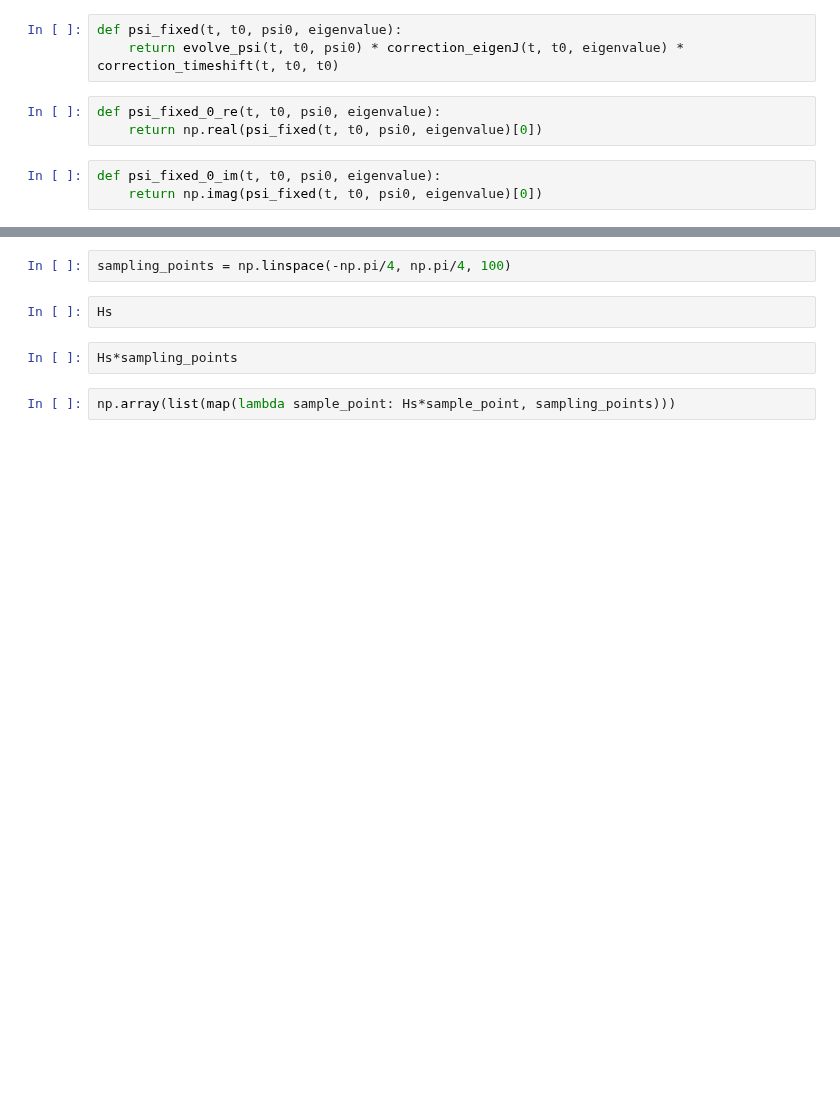
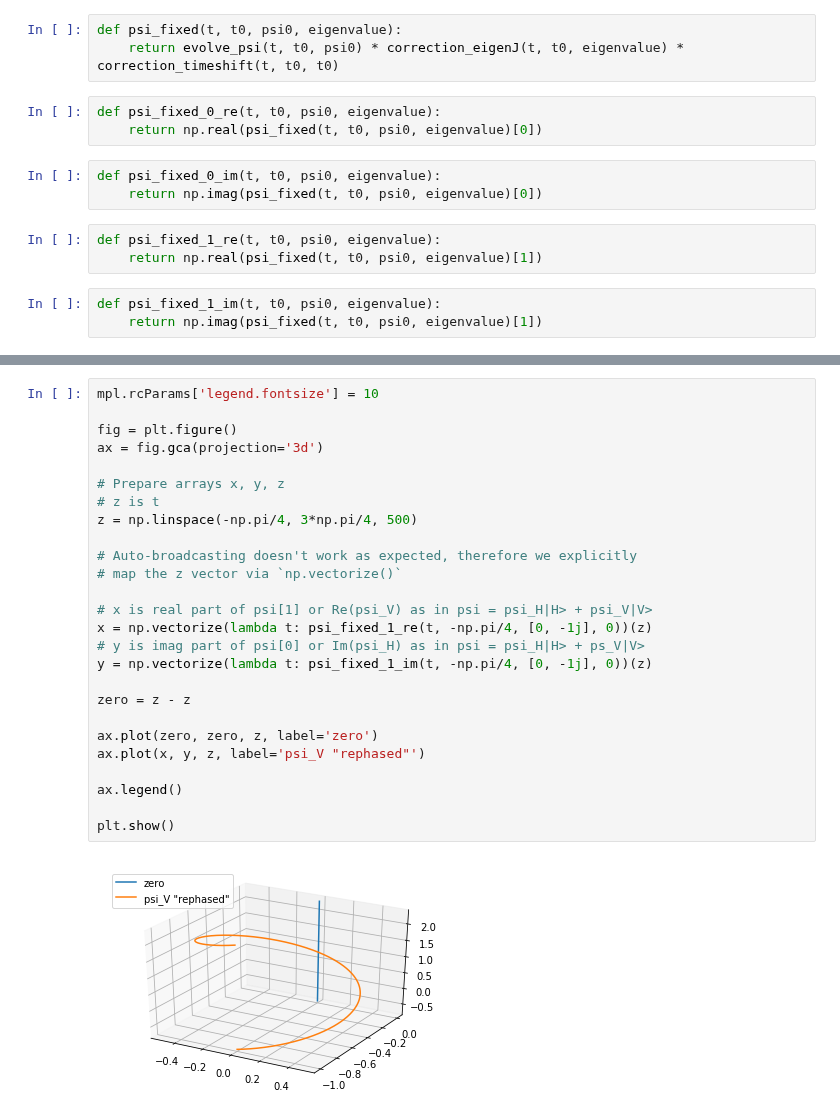
Before and after one commit to gderosa/timeq, a Jupyter notebook: comp/jupyter/moreva-vs-qm.ipynb, the cells around one changed output, grey strips where cells are left out. Cells and saved outputs as stored; diff of their text form; blank space fills up the shorter version.

```diff
--- a/comp/jupyter/moreva-vs-qm.ipynb
+++ b/comp/jupyter/moreva-vs-qm.ipynb
@@ -40,6 +40,12 @@ def psi_fixed_0_re(t, t0, psi0, eigenvalue):
 # %%
 def psi_fixed_0_im(t, t0, psi0, eigenvalue):
     return np.imag(psi_fixed(t, t0, psi0, eigenvalue)[0])
+# %%
+def psi_fixed_1_re(t, t0, psi0, eigenvalue):
+    return np.real(psi_fixed(t, t0, psi0, eigenvalue)[1])
+# %%
+def psi_fixed_1_im(t, t0, psi0, eigenvalue):
+    return np.imag(psi_fixed(t, t0, psi0, eigenvalue)[1])
 # %%
 mpl.rcParams['legend.fontsize'] = 10
 
@@ -65,8 +77,28 @@ plt.show()
-# %%
-sampling_points = np.linspace(-np.pi/4, np.pi/4, 100)
-# %%
-Hs
-# %%
-Hs*sampling_points
-# %%
-np.array(list(map(lambda sample_point: Hs*sample_point, sampling_points)))
+# %%
+mpl.rcParams['legend.fontsize'] = 10
+
+fig = plt.figure()
+ax = fig.gca(projection='3d')
+
+# Prepare arrays x, y, z
+# z is t
+z = np.linspace(-np.pi/4, 3*np.pi/4, 500)
+
+# Auto-broadcasting doesn't work as expected, therefore we explicitly
+# map the z vector via `np.vectorize()`
+
+# x is real part of psi[1] or Re(psi_V) as in psi = psi_H|H> + psi_V|V>
+x = np.vectorize(lambda t: psi_fixed_1_re(t, -np.pi/4, [0, -1j], 0))(z)
+# y is imag part of psi[0] or Im(psi_H) as in psi = psi_H|H> + ps_V|V>
+y = np.vectorize(lambda t: psi_fixed_1_im(t, -np.pi/4, [0, -1j], 0))(z)
+
+zero = z - z
+
+ax.plot(zero, zero, z, label='zero')
+ax.plot(x, y, z, label='psi_V "rephased"')
+
+ax.legend()
+
+plt.show()
+# %% [output]
+[figure, added]
```
Also changed, not shown: parts of 1 cell of this notebook.
